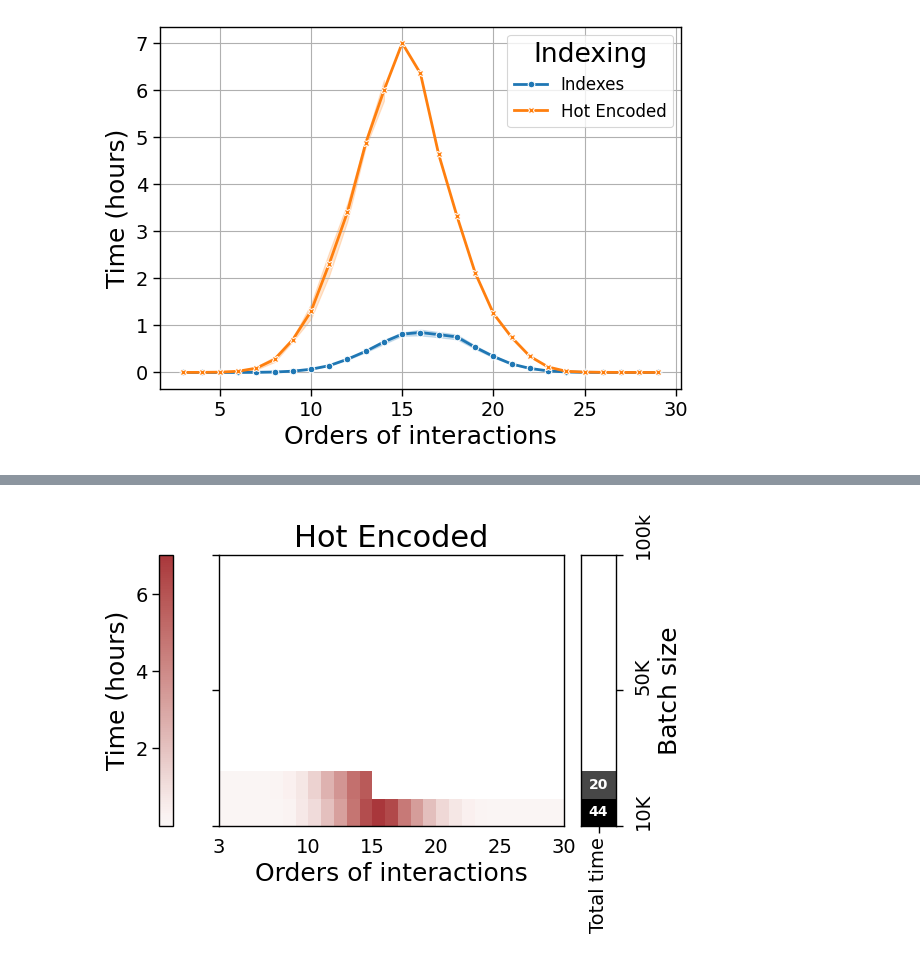
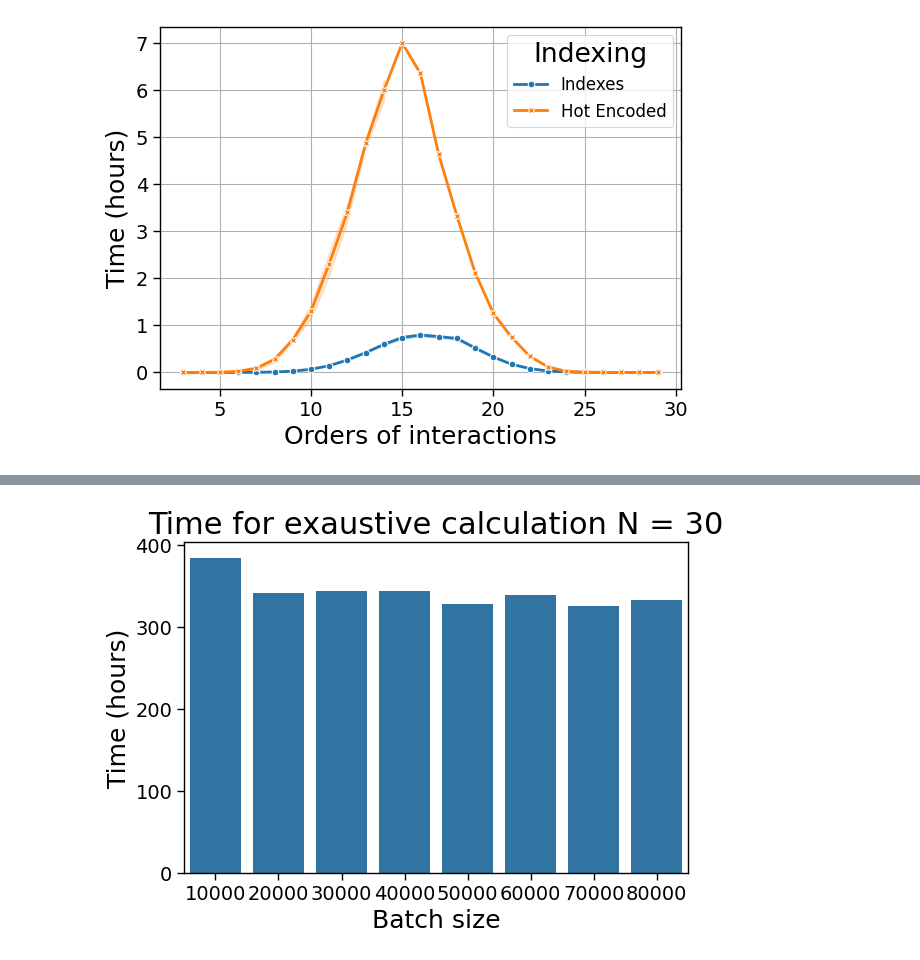
Before and after one commit to Laouen/Oinformation, a Jupyter notebook: analysis/fig2_time_benchmarking.ipynb, the cells around one changed output, grey strips where cells are left out. Cells and saved outputs as stored; diff of their text form; code cells hidden in the pictures.

```diff
--- a/analysis/fig2_time_benchmarking.ipynb
+++ b/analysis/fig2_time_benchmarking.ipynb
@@ -86,7 +86,7 @@ def plot_estimated_computation_times(df, ax):
 # %%
 # Define the file paths
 file_paths = [
-    "library-thoi_estimator-gc_device-cpu_indexing-indexes_bs_1_2.tsv",
+    "library-thoi_estimator-gc_device-cpu_indexing-indexes_bs_1_8.tsv",
     "library-hoi_estimator-gc.tsv",
     #"library-gcmi_estimator-gc.tsv",
     #"library-npeet_estimator-ksg.tsv",
@@ -156,7 +161,7 @@ indexing_colors = {
 
 # Define the file paths
 file_paths = [
-    "library-thoi_estimator-gc_device-cpu_indexing-indexes_bs_1_2.tsv",
+    "library-thoi_estimator-gc_device-cpu_indexing-indexes_bs_1_8.tsv",
     "library-thoi_estimator-gc_device-cpu_indexing-hotencoded.tsv"
 ]
 
@@ -170,7 +175,7 @@ for path, indexing in zip(file_paths, list(indexing_colors.keys())):
 
 # Combine all dataframes into one
 combined_df = pd.concat(dataframes, ignore_index=True)
-combined_df['time'] = combined_df['time'] / 60 / 60
+combined_df.loc[:,'time'] = combined_df.loc[:,'time'] / 60 / 60
 
 # Filter executions with N != 30
 N = 30
@@ -205,15 +210,15 @@ num_colors = 256
 colors = full_cmap(np.linspace(0.2, 0.85, num_colors))
 half_cmap = ListedColormap(colors)
 
-for indexing in ['Indexes', 'Hot Encoded']:
+for indexing in ['Indexes']: # , 'Hot Encoded'
 
     ax = plt.gca()
 
     df_indexes = combined_df[(combined_df.indexing == indexing)]
+    df_indexes.loc[:,'time'] = df_indexes.loc[:,'time'] * 60 # convert to minutes
 
     # Pivot the data to get a matrix form suitable for heatmap plotting
     order_batch_size_table = df_indexes.pivot(columns='order', index='batch_size', values="time")
-    total_time_table = order_batch_size_table.sum(axis=1).to_frame()
 
     # Create the heatmap
     ax = sns.heatmap(
@@ -229,8 +234,11 @@ for indexing in ['Indexes', 'Hot Encoded']:
 
     # set the y-axis labels
     ax.set_yticks([0,5,10])
-    ax.set_yticklabels([])
-    ax.set_ylabel('')
+    ax.set_yticklabels(['10K', '50K', '100k'], rotation=90, ha='center', va='baseline')
+    ax.tick_params(axis='y', pad=15)
+    ax.set_ylabel('Batch size')
+    ax.yaxis.tick_left()
+    ax.yaxis.set_label_position("left")
 
     # revert y-axis direction
     ax.invert_yaxis()
@@ -239,52 +247,36 @@ for indexing in ['Indexes', 'Hot Encoded']:
     for _, spine in ax.spines.items():
         spine.set_visible(True)
 
-    # ad a single col heatmap at the right
-    ax_total = ax.inset_axes([1.05, 0, 0.1, 1], transform=ax.transAxes)
-    sns.heatmap(
-        order_batch_size_table.sum(axis=1).to_frame(), cmap='gray_r', center=0,
-        annot=True, cbar=False, ax=ax_total,
-    )
-
-    # make annotations smaller
-    for text in ax_total.texts:
-        text.set_fontsize(10)
-        text.set_weight('bold')
-
-    # remove all ticks
-    ax_total.set_xticks([])
-
-    # set the x-axis labels
-    ax_total.set_xticks([0.5])
-    ax_total.set_xticklabels(['Total time'], rotation=90, ha='center', va='top')
-
-    # set the y-axis labels
-    ax_total.set_yticks([0,5,10])
-    ax_total.set_yticklabels(['10K', '50K', '100k'], rotation=90, ha='center', va='baseline')
-    ax_total.tick_params(axis='y', pad=15)
-    ax_total.set_ylabel('Batch size')
-    ax_total.yaxis.tick_right()
-    ax_total.yaxis.set_label_position("right")
-
-    # revert y-axis direction
-    ax_total.invert_yaxis()
+    #ax_total.set_xticklabels(['Total time'], rotation=90, ha='center', va='top')
 
     # Create the colorbar and set it to the left
-    #cbar = ax_total.figure.colorbar(ax_total.collections[0], ax=ax_total, location='right')
-    #cbar.set_label('Time (hours)')
+    cbar = ax.figure.colorbar(ax.collections[0], ax=ax, location='right')
+    cbar.set_label('Time (minutes)')
 
-    # add border to the heatmap
-    for _, spine in ax_total.spines.items():
-        spine.set_visible(True)
-
-    # Create the colorbar and set it to the left
-    cbar = ax.figure.colorbar(ax.collections[0], ax=ax, location='left')
-    cbar.set_label('Time (hours)')
+    # move cbar more to the right
+    cbar.ax.yaxis.set_label_position('right')
 
     plt.title(indexing)
 
     plt.tight_layout()
     plt.savefig(f'./figures/times/benchmarking_batch_size_vs_order_{indexing.lower().replace(" ","_")}.pdf', format='pdf')
     plt.show()
+
+
+
+    # suplemental total time per order
+    total_time_table = order_batch_size_table.sum(axis=1).to_frame().reset_index()
+
+    # plot bar plot x = order, y = total time
+    fig, ax = plt.subplots()
+
+    sns.barplot(x='batch_size', y=0, data=total_time_table)
+
+    plt.xlabel('Batch size')
+    plt.ylabel('Time (hours)')
+    plt.title('Time for exaustive calculation N = 30')
+
+    plt.tight_layout()
+    plt.show()
 # %% [output]
 [figure]
@@ -292,4 +284,4 @@ for indexing in ['Indexes', 'Hot Encoded']:
-[figure, old version]
+[figure, new version]
 # %%
 file_paths = [
     "by_sample_size_library-jidt.tsv",
```
Also changed, not shown: parts of 4 cells of this notebook, 6 other files.
